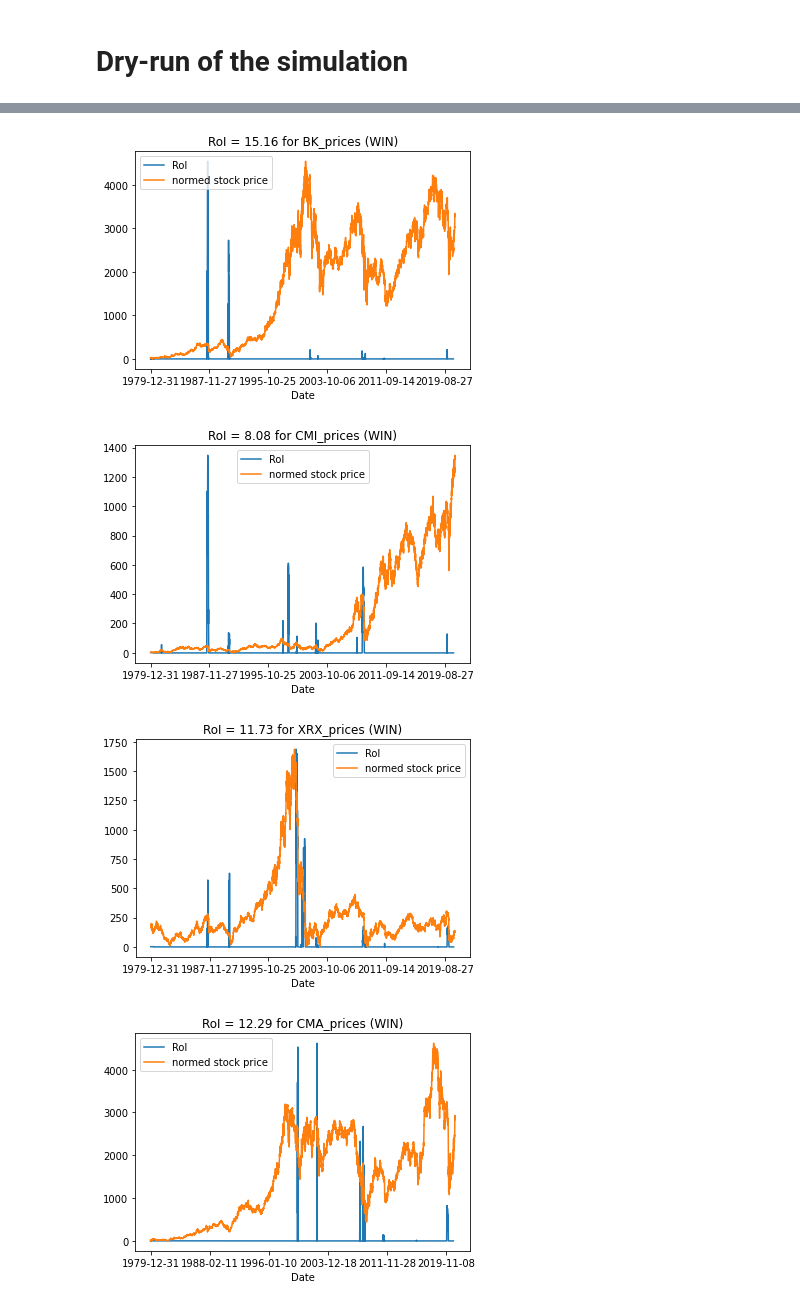
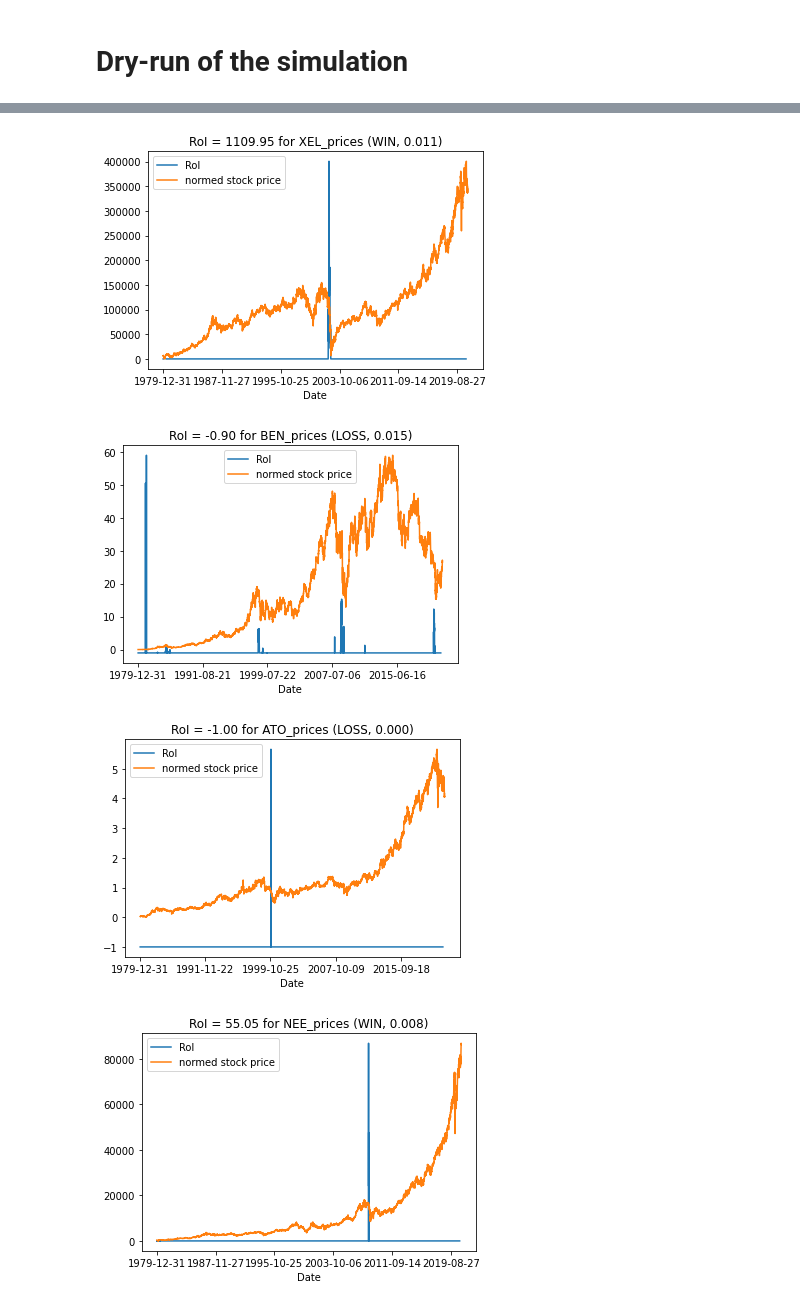
Before and after one commit to notger/black_swan_strategy, a Jupyter notebook: simulation_result_analysis.ipynb, the cells around one changed output, grey strips where cells are left out. Saved outputs shown, nothing was run; the diff lists cells and outputs as text; code cells hidden in the pictures.

Commit message:
- Added analysis about shares of winning days and stocks.

```diff
--- a/simulation_result_analysis.ipynb
+++ b/simulation_result_analysis.ipynb
@@ -122,6 +122,6 @@ All missing data slots are not longer than a week, and 70+% are just one day.
 # %% [markdown]
 # Dry-run of the simulation
 # %%
-sim.run(random_subset_size=5)
+sim.run(random_subset_size=10)
 # %% [output]
 Finished calculating the yearly sigmas.
@@ -142,20 +142,20 @@ Finished calculating the yearly sigmas.
 # %%
-mean_roi = {}
 for stock in sim.payouts:
     payouts = sim.payouts[~sim.sigmas[stock].isna()][stock]
     normed_stock_prices = sim.prices[~sim.sigmas[stock].isna()][stock]
     normed_stock_prices -= normed_stock_prices.min()
     normed_stock_prices /= normed_stock_prices.max()
     normed_stock_prices *= payouts.max()
-    tag = '(WIN)' if payouts.mean() > 0 else '(LOSS)'
+    tag = 'WIN' if payouts.mean() > 0 else 'LOSS'
+    percentage_of_positive_days = (payouts > 0.0).sum() / len(payouts)
 
     fig = plt.subplots()
     payouts.plot()
     normed_stock_prices.plot()
-    plt.title(f'RoI = {payouts.mean():.2f} for {stock} {tag}')
+    plt.title(f'RoI = {payouts.mean():.2f} for {stock} ({tag}, {percentage_of_positive_days:.3f})')
     plt.legend(['RoI', 'normed stock price'])
 # %% [output]
-[figure, old version]
+[figure, new version]
-[figure, old version]
+[figure, new version]
-[figure, old version]
+[figure, new version]
-[figure, old version]
+[figure, new version]
```
Also changed, not shown: parts of 7 cells of this notebook.
